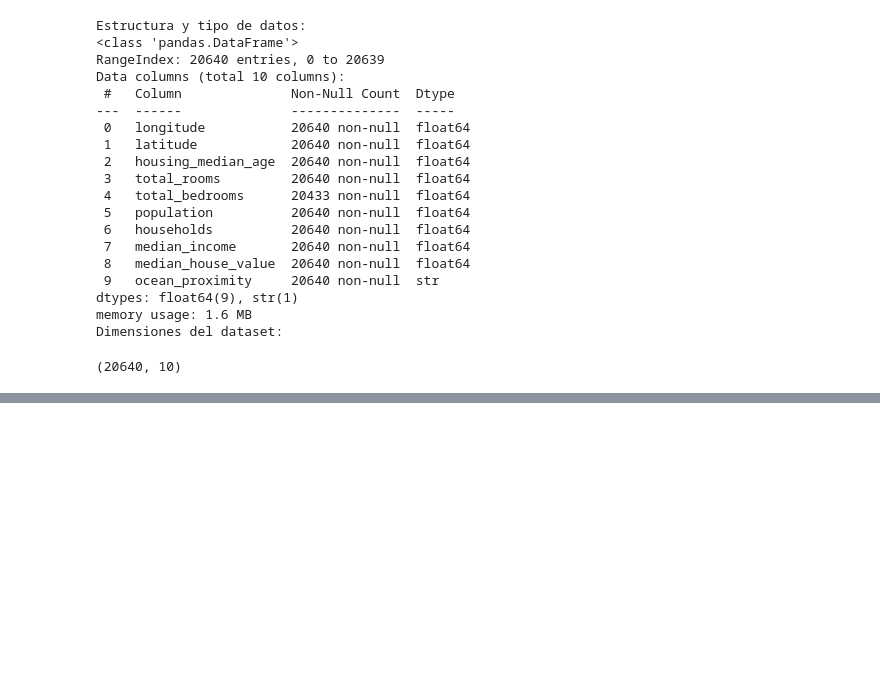
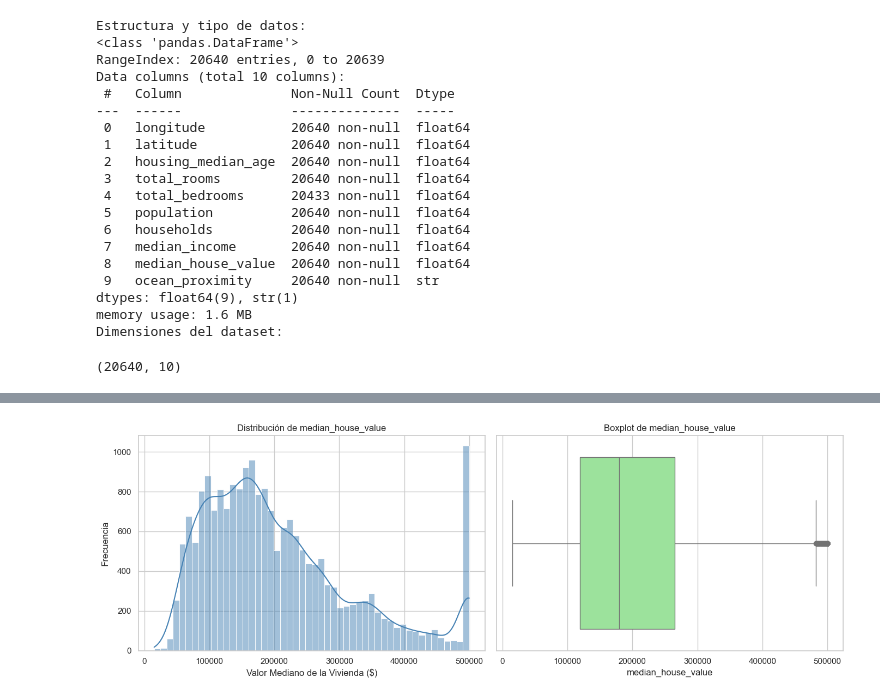
Before and after one commit to katherinevarela775/C1DS-Price_Analysis, a Jupyter notebook: notebooks/house_prices.ipynb, the cells around one changed output, grey strips where cells are left out. Drawn from its saved outputs; the diff is of its cells as text; code cells hidden in the pictures; blank space fills up the shorter version.

Commit message:
feat(house_prices): add univariate and bivariate analysis of price drivers

```diff
--- a/notebooks/house_prices.ipynb
+++ b/notebooks/house_prices.ipynb
@@ -83,0 +87,21 @@ Dimensiones del dataset:
+# %%
+# config. de matplotlib (dos subplots en paralelo: hist. y boxplot)
+fig, axes = plt.subplots(1, 2, figsize=(14, 5))
+
+# Subplot izquierdo: histograma con curva KDE (estimación de densidad)
+sns.histplot(df['median_house_value'], bins=50, kde=True, color='steelblue', ax=axes[0]) # ax indice 0
+axes[0].set_title('Distribución de median_house_value')
+axes[0].set_xlabel('Valor Mediano de la Vivienda ($)')
+axes[0].set_ylabel('Frecuencia')
+
+# Subplot derecho: boxplot para detectar outliers visualmente
+# La caja muestra Q1-Q3, la línea media es la mediana
+# Los "bigotes" se extienden 1.5*IQR, puntos fuera son outliers
+sns.boxplot(x=df['median_house_value'], color='lightgreen', ax=axes[1]) # ax indice 1
+axes[1].set_title('Boxplot de median_house_value')
+
+# ajustamos espaciado entre subplots
+plt.tight_layout()
+plt.show()
+# %% [output]
+[figure, added]
```
Also changed, not shown: parts of 11 cells of this notebook.
